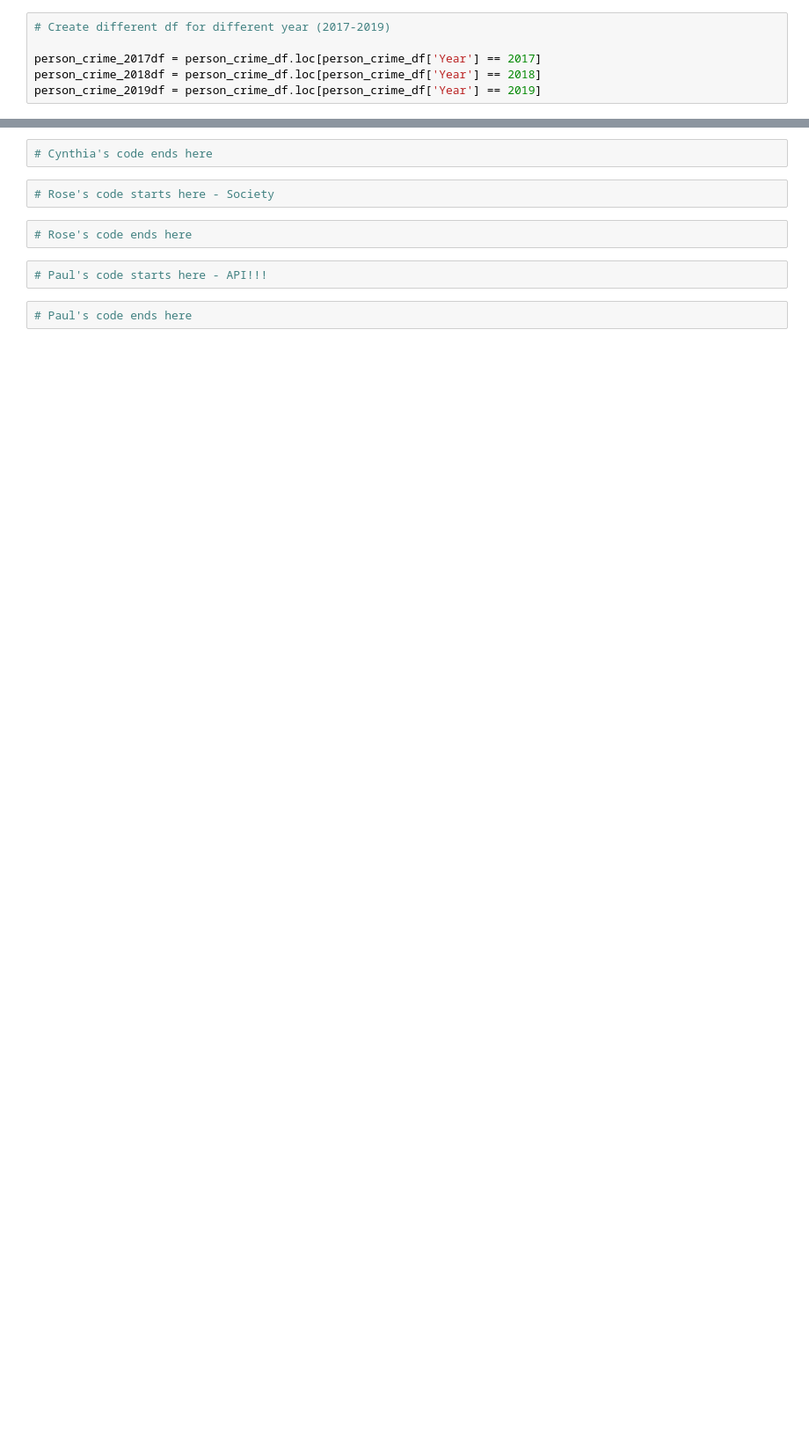
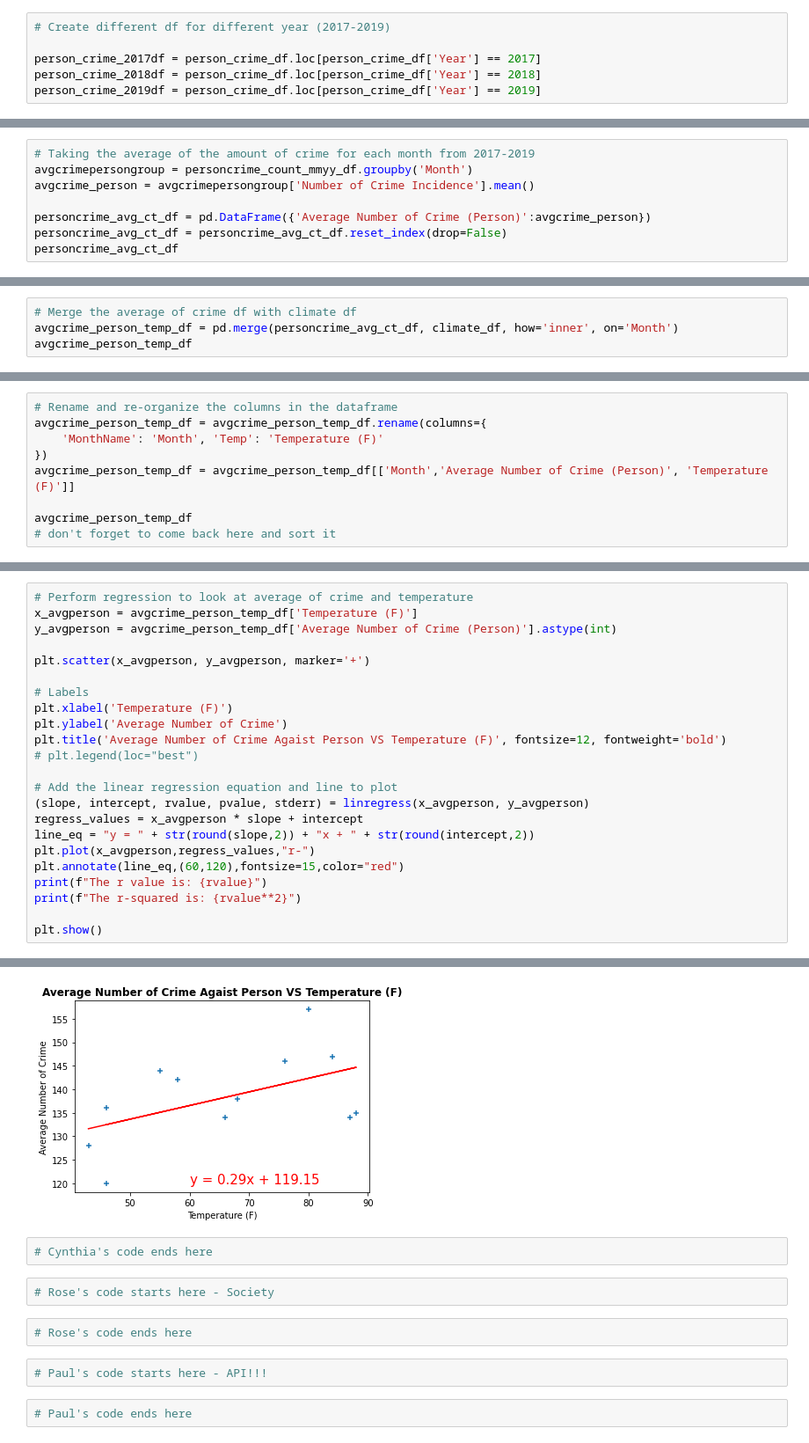
Before and after one commit to siekmeierpaul/Project1-Team6, a Jupyter notebook: Weather & Crime in Silver Spring_Maryland.ipynb, the cells around one changed output, grey strips where cells are left out. Shown at 88% size. Drawn from its saved outputs; the diff is of its cells as text; blank space fills up the shorter version.

```diff
--- a/Weather & Crime in Silver Spring_Maryland.ipynb
+++ b/Weather & Crime in Silver Spring_Maryland.ipynb
@@ -254,0 +531,8 @@ personcrime_count_mmyy_df
+# %%
+# Taking the average of the amount of crime for each month from 2017-2019
+avgcrimepersongroup = personcrime_count_mmyy_df.groupby('Month')
+avgcrime_person = avgcrimepersongroup['Number of Crime Incidence'].mean()
+
+personcrime_avg_ct_df = pd.DataFrame({'Average Number of Crime (Person)':avgcrime_person})
+personcrime_avg_ct_df = personcrime_avg_ct_df.reset_index(drop=False)
+personcrime_avg_ct_df
@@ -254,0 +553,4 @@ personcrime_count_mmyy_df
+# %%
+# Merge the average of crime df with climate df
+avgcrime_person_temp_df = pd.merge(personcrime_avg_ct_df, climate_df, how='inner', on='Month')
+avgcrime_person_temp_df
@@ -254,0 +574,9 @@ personcrime_count_mmyy_df
+# %%
+# Rename and re-organize the columns in the dataframe
+avgcrime_person_temp_df = avgcrime_person_temp_df.rename(columns={
+    'MonthName': 'Month', 'Temp': 'Temperature (F)'
+})
+avgcrime_person_temp_df = avgcrime_person_temp_df[['Month','Average Number of Crime (Person)', 'Temperature (F)']]
+
+avgcrime_person_temp_df
+# don't forget to come back here and sort it
@@ -254,0 +597,24 @@ personcrime_count_mmyy_df
+# %%
+# Perform regression to look at average of crime and temperature
+x_avgperson = avgcrime_person_temp_df['Temperature (F)']
+y_avgperson = avgcrime_person_temp_df['Average Number of Crime (Person)'].astype(int)
+
+plt.scatter(x_avgperson, y_avgperson, marker='+')
+
+# Labels
+plt.xlabel('Temperature (F)')
+plt.ylabel('Average Number of Crime')
+plt.title('Average Number of Crime Agaist Person VS Temperature (F)', fontsize=12, fontweight='bold')
+# plt.legend(loc="best")
+
+# Add the linear regression equation and line to plot
+(slope, intercept, rvalue, pvalue, stderr) = linregress(x_avgperson, y_avgperson)
+regress_values = x_avgperson * slope + intercept
+line_eq = "y = " + str(round(slope,2)) + "x + " + str(round(intercept,2))
+plt.plot(x_avgperson,regress_values,"r-")
+plt.annotate(line_eq,(60,120),fontsize=15,color="red")
+print(f"The r value is: {rvalue}")
+print(f"The r-squared is: {rvalue**2}")
+
+plt.show()
+# %% [output]
@@ -255,3 +623,4 @@ personcrime_count_mmyy_df
+[figure, added]
 # %%
 # Cynthia's code ends here
 # %%
```
Also changed, not shown: parts of 35 cells of this notebook.
